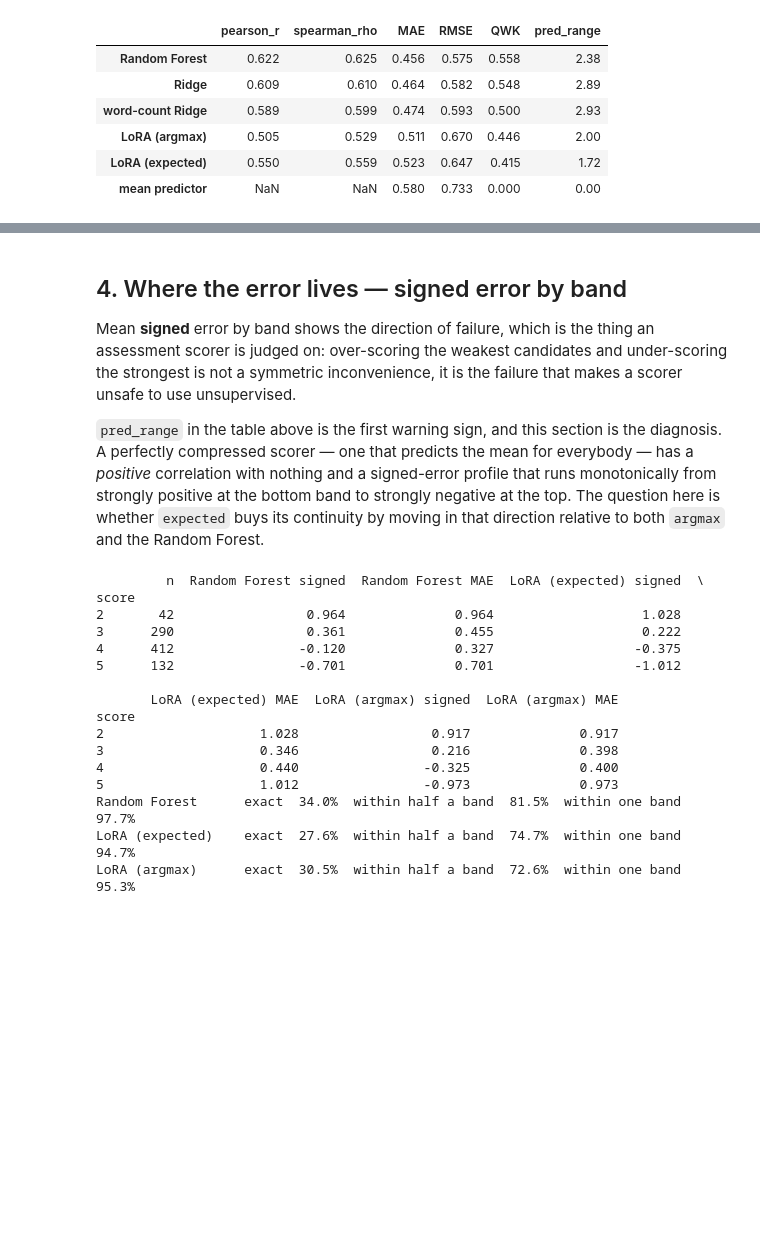
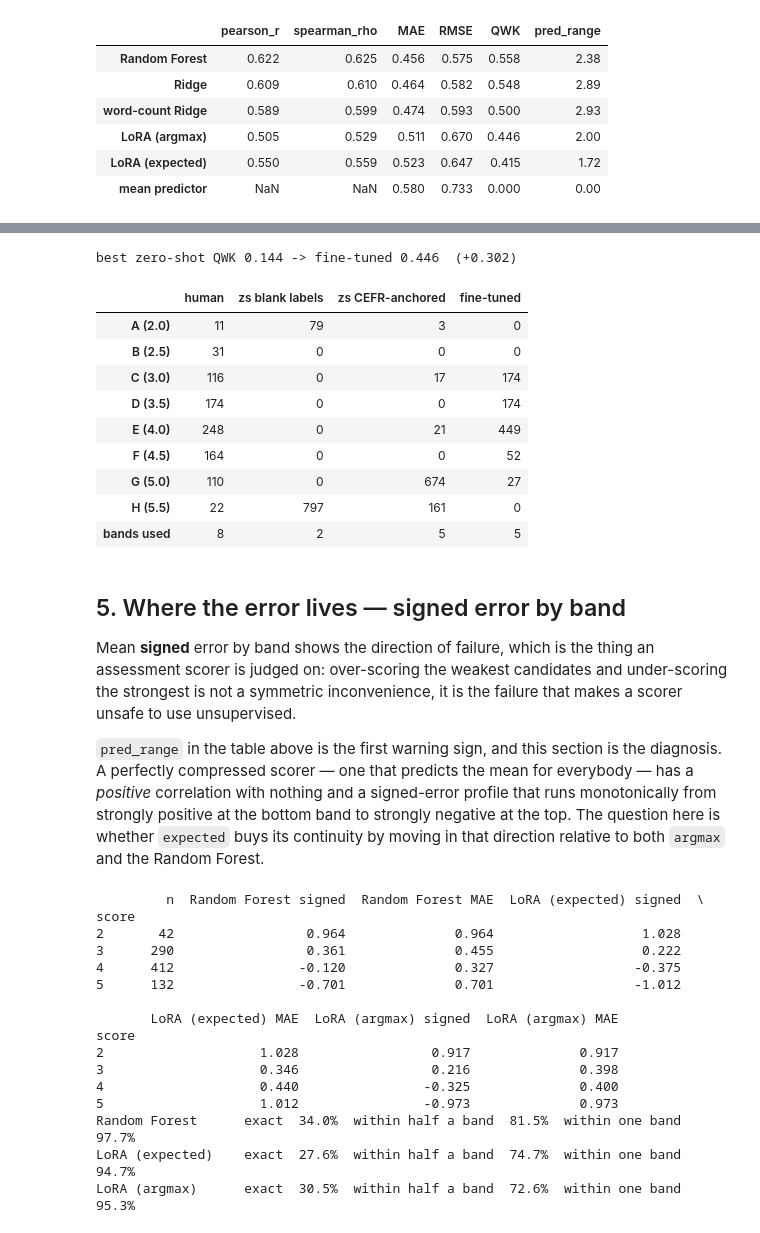
Before and after one commit to GavinReid82/cefr-speech-scoring-lab, a Jupyter notebook: notebooks/05_finetuned_scorer.ipynb, the cells around one changed output, grey strips where cells are left out. Cells and saved outputs as stored; diff of their text form; code cells hidden in the pictures; blank space fills up the shorter version.

```diff
--- a/notebooks/05_finetuned_scorer.ipynb
+++ b/notebooks/05_finetuned_scorer.ipynb
@@ -220,5 +294,33 @@ matched rows: 876 of 876 LoRA predictions, 876 feature rows
+# %%
+# QWK is an aggregate over predictions; it cannot show that a decode used two of eight
+# bands. The marginal can, and the failure mode it exposes is the reason to print it.
+marg = pd.DataFrame({
+    "human": pd.Series(to_grid(y, codec.lo, codec.hi) / 2).value_counts(),
+    **{n.replace("zero-shot, ", "zs "): pd.Series(fr.argmax.to_numpy()).value_counts()
+       for n, fr in zs.items()},
+    "fine-tuned": pd.Series(preds["LoRA (argmax)"]).value_counts(),
+}).reindex(codec.grid).fillna(0).astype(int)
+marg.index = [f"{lab} ({g:.1f})" for lab, g in zip(codec.labels, codec.grid)]
+marg.loc["bands used"] = (marg > 0).sum()
+
+gain = floor_tbl.loc["fine-tuned — argmax", "QWK"] - floor_tbl.QWK[:4].max()
+print(f"best zero-shot QWK {floor_tbl.QWK[:4].max():.3f} -> fine-tuned "
+      f"{floor_tbl.loc['fine-tuned — argmax', 'QWK']:.3f}  (+{gain:.3f})")
+marg
+# %% [output]
+best zero-shot QWK 0.144 -> fine-tuned 0.446  (+0.302)
+|  | human | zs blank labels | zs CEFR-anchored | fine-tuned |
+| A (2.0) | 11 | 79 | 3 | 0 |
+| B (2.5) | 31 | 0 | 0 | 0 |
+| C (3.0) | 116 | 0 | 17 | 174 |
+| D (3.5) | 174 | 0 | 0 | 174 |
+| E (4.0) | 248 | 0 | 21 | 449 |
+| F (4.5) | 164 | 0 | 0 | 52 |
+| G (5.0) | 110 | 0 | 674 | 27 |
+| H (5.5) | 22 | 797 | 161 | 0 |
+| bands used | 8 | 2 | 5 | 5 |
 # %% [markdown]
-## 4. Where the error lives — signed error by band
+## 5. Where the error lives — signed error by band
 
 Mean **signed** error by band shows the direction of failure, which is the thing an
 assessment scorer is judged on: over-scoring the weakest candidates and under-scoring the
```
Also changed, not shown: parts of 6 cells of this notebook.
